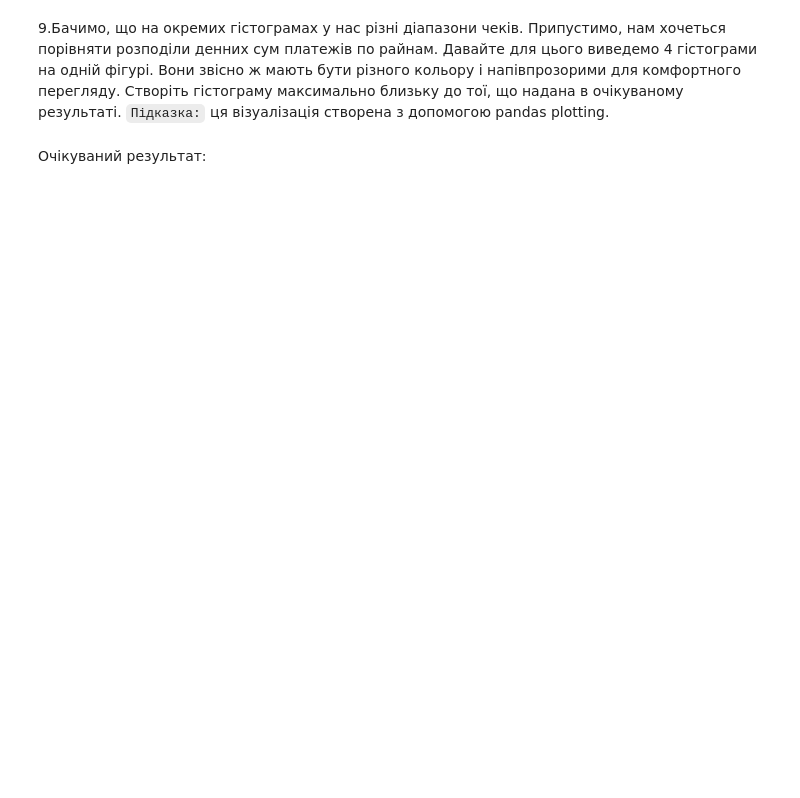
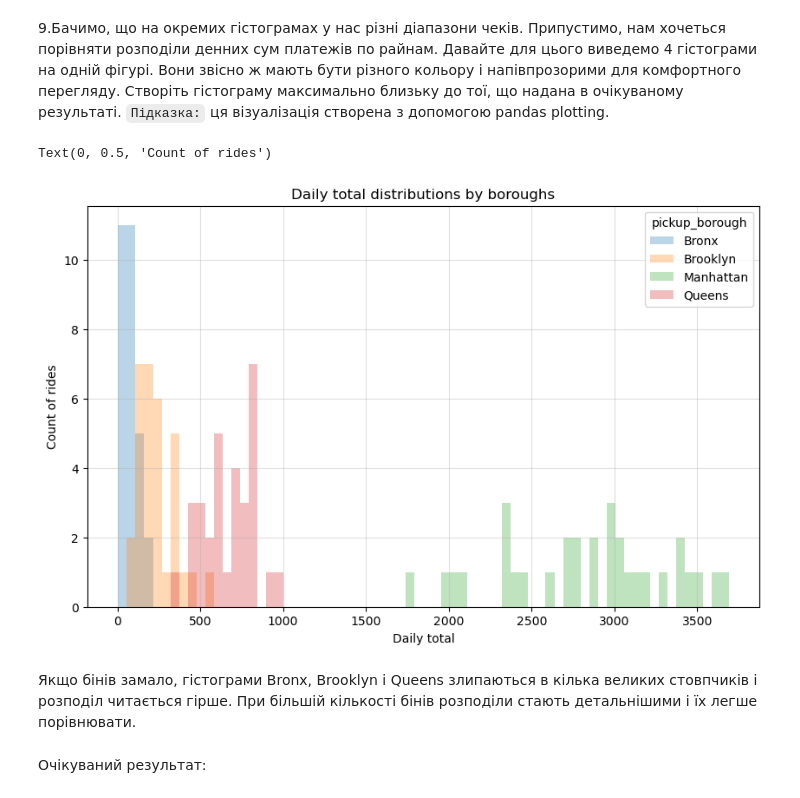
Before and after one commit to OlenaBabko/DataAnalytics_DataLovesAcademy, a Jupyter notebook: modul_11_additional/Additional_hw_5_Data_visualizations.ipynb, the cells around one changed output. Drawn from its saved outputs; the diff is of its cells as text; code cells hidden in the pictures; blank space fills up the shorter version.

```diff
--- a/modul_11_additional/Additional_hw_5_Data_visualizations.ipynb
+++ b/modul_11_additional/Additional_hw_5_Data_visualizations.ipynb
@@ -332,6 +381,24 @@ borough_pivot.fillna(0).plot();
 # %% [markdown]
 9.Бачимо, що на окремих гістограмах у нас різні діапазони чеків. Припустимо, нам хочеться порівняти розподіли денних сум платежів по райнам. Давайте для цього виведемо 4 гістограми на одній фігурі. Вони звісно ж мають бути різного кольору і напівпрозорими для комфортного перегляду. Створіть гістограму максимально близьку до тої, що надана в очікуваному результаті.
 `Підказка:` ця візуалізація створена з допомогою pandas plotting.
+# %%
+# 4 гістограми на 1 фігурі
+
+ax = borough_pivot.plot(
+    kind="hist",
+    bins=70,
+    alpha=0.3,
+    figsize=(10, 6),
+    title = "Daily total distributions by boroughs"
+)
+ax.grid(True, alpha=0.4)
+ax.set_xlabel("Daily total")
+ax.set_ylabel("Count of rides")
+# %% [output]
+Text(0, 0.5, 'Count of rides')
+[figure, added]
+# %% [markdown]
+Якщо бінів замало, гістограми Bronx, Brooklyn і Queens злипаються в кілька великих стовпчиків і розподіл читається гірше. При більшій кількості бінів розподіли стають детальнішими і їх легше порівнювати.
 # %% [markdown]
 Очікуваний результат:
 # %% [markdown]
```
Also changed, not shown: parts of 15 cells of this notebook.
